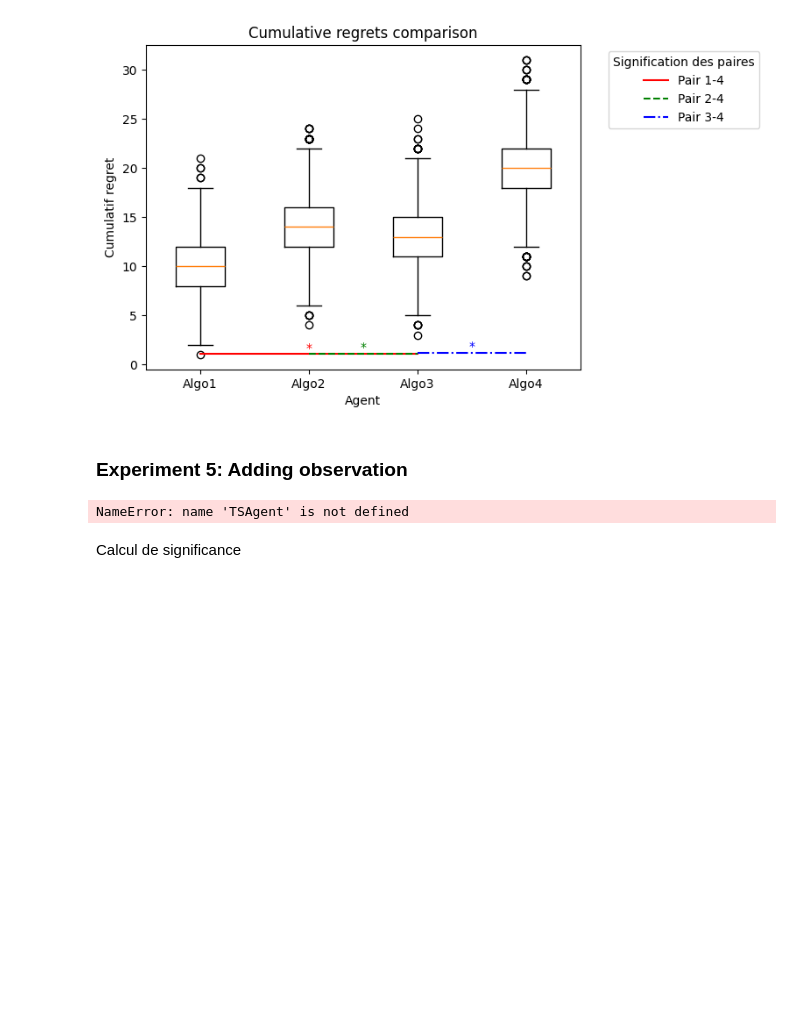
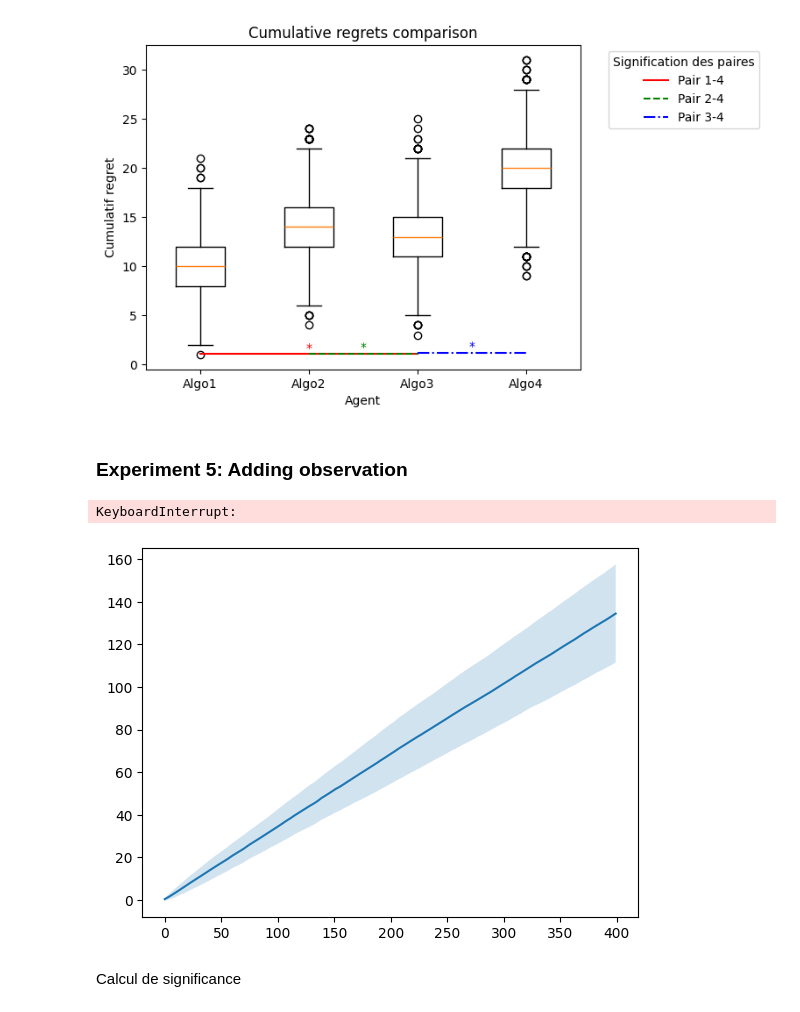
Before and after one commit to elichou/causal_simulations, a Jupyter notebook: CausalSimulationsNotebook.ipynb, the cells around one changed output. Drawn from its saved outputs; the diff is of its cells as text; code cells hidden in the pictures; blank space fills up the shorter version.

```diff
--- a/CausalSimulationsNotebook.ipynb
+++ b/CausalSimulationsNotebook.ipynb
@@ -1741,5 +1741,5 @@ final_regrets = generate_cumulative_regrets_causal_bandit()
 # %%
-
+N = 5000
 flattened_final_regrets =final_regrets.reshape(4,N)
 
 # Les données pour chaque algorithme
@@ -3137,46 +3137,59 @@ def plot_cumulative_regrets_causal_bandit_obs():
     PARAMS = [0.9,0.1,0.6,0.4, 0.5, 0.9, 0.1]
     ACTIONS = [("X",0),("X",1), ("Z", 0), ("Z", 1)]
 
-    agents = [ TSAgent(ACTIONS), OCTSAgent(ACTIONS), Agent(ACTIONS)]#, AIBanditAgent(ACTIONS, PARAMS[4])]
+    agents = [ TSAgent(ACTIONS), OCTSAgent(ACTIONS), Agent(ACTIONS), AIAgent(ACTIONS)]#, AIBanditAgent(ACTIONS, PARAMS[4])]
     envs = [BernoulliCausalBandit(PARAMS) for i in range(len(agents))]
     regrets = [[] for i in range(len(agents))]
 
     for i in tqdm(range(len(agents))):
         current_agent = agents[i]
         current_env = envs[i]
         current_regret = regrets[i]
 
         previous_action = ACTIONS[np.random.randint(4)]
 
         for t in range(1000):
             observation = current_env.reset()
 
-            for k in range(20):
-                action = current_agent.choose_action(observation)
+            for k in range(200):
+                #action = current_agent.choose_action(observation)
+                #observation, reward, done, info = current_env.step({})
+                if (str(current_agent).find("AIAgent") > 0 ):
+                    action = current_agent.choose_action(observation, previous_action)
+                    previous_action = action
+                else:
+                    action = current_agent.choose_action(observation)
                 observation, reward, done, info = current_env.step({})
             current_regret.append(current_env.regrets)
 
-            for k in range(20):
-                action = current_agent.choose_action(observation)
+            for k in range(200):
+                #action = current_agent.choose_action(observation)
+                #observation, reward, done, info = current_env.step(action)
+                if (str(current_agent).find("AIAgent") > 0 ):
+                    action = current_agent.choose_action(observation, previous_action)
+                    previous_action = action
+                else:
+                    action = current_agent.choose_action(observation)
                 observation, reward, done, info = current_env.step(action)
             current_regret.append(current_env.regrets)
 
         current_cumul_reg = np.cumsum(current_regret, axis=0)
         _,m = np.shape(current_cumul_reg)
         means = np.asarray([np.mean(current_cumul_reg[j, :]) for j in range(m)])
         stds = np.asarray([np.std(current_cumul_reg[j, :]) for j in range(m)])
         x = np.arange(m)
 
         plt.plot(x, means)
         plt.fill_between(x, means - stds, means + stds, alpha = 0.2, label='_nolegend_')
 
     plt.legend([agent.__name__() for agent in agents])
-    plt.title('Cumulative Regrets - Causal Bandit Manipulable Confounder')
+    plt.title('Cumulative Regrets - Causal Bandit Manipulable Confounder with observation')
 
 
 plot_cumulative_regrets_causal_bandit_obs()
 # %% [output]
-NameError: name 'TSAgent' is not defined
+KeyboardInterrupt:
+[figure, added]
 # %% [markdown]
 Calcul de significance
 # %%
```
Also changed, not shown: parts of 14 cells of this notebook.
